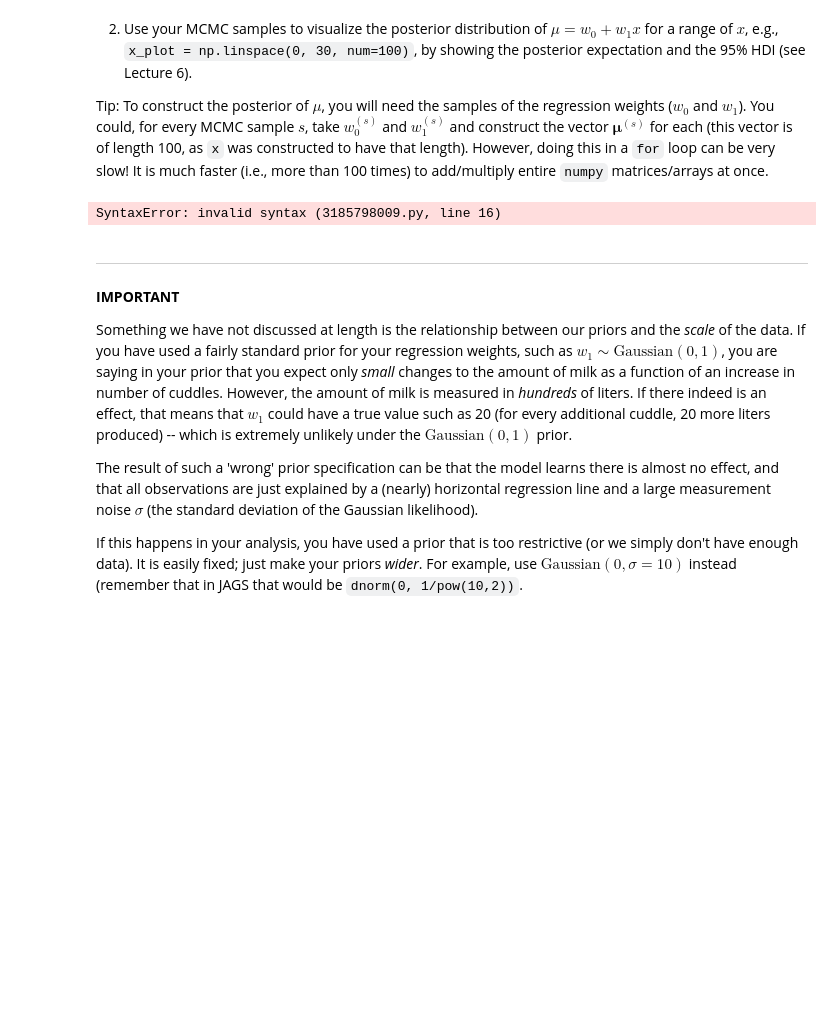
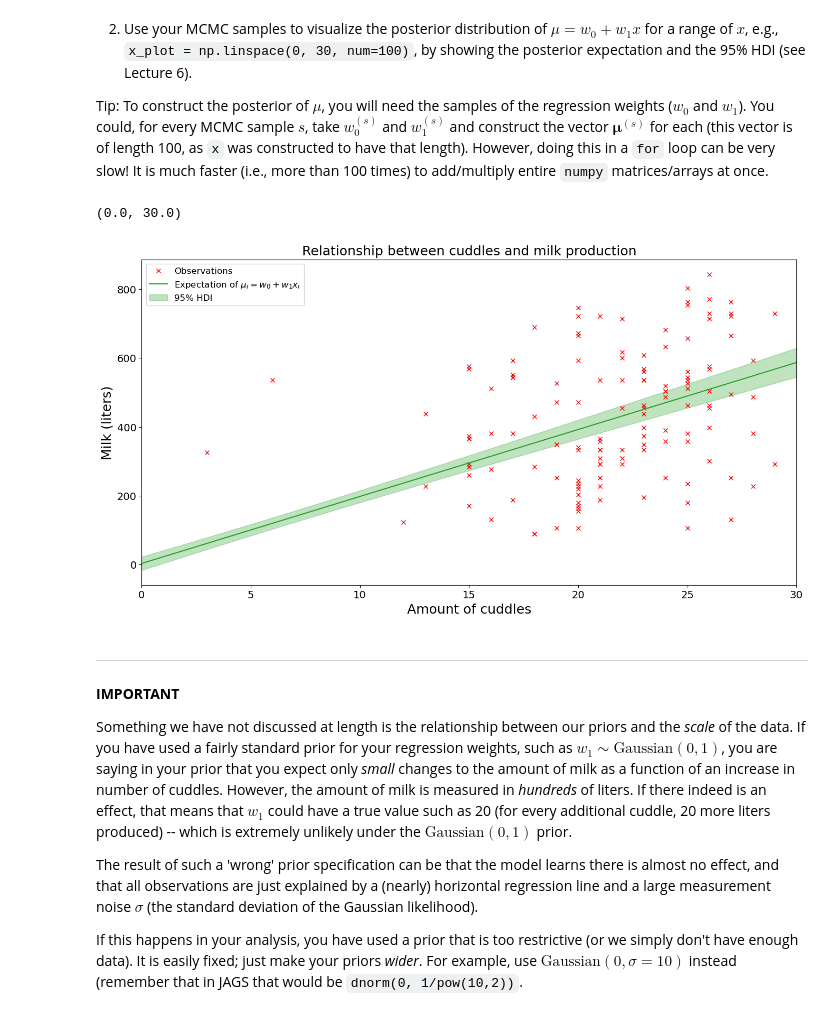
Before and after one commit to DerOeko/SOW-BKI203BS, a Jupyter notebook: LargeAssignment1/Ferdinand_Paar_s1128559_Samuel_Nellessen_s1102282_Assignment_LargeAssignment1.ipynb, the cells around one changed output. Cells and saved outputs as stored; diff of their text form; code cells hidden in the pictures; blank space fills up the shorter version.

```diff
--- a/LargeAssignment1/Ferdinand_Paar_s1128559_Samuel_Nellessen_s1102282_Assignment_LargeAssignment1.ipynb
+++ b/LargeAssignment1/Ferdinand_Paar_s1128559_Samuel_Nellessen_s1102282_Assignment_LargeAssignment1.ipynb
@@ -546,11 +546,11 @@ df = pd.read_csv('cow_cuddles_fred.csv', delimiter=';', decimal=',', header=None
 x = df[0].to_numpy()
 y = df[1].to_numpy()
 n = len(y)
-
+k = 2
 
 plt.figure(figsize=(16, 8))
 plt.plot(x, y, 'rx')
 plt.xlabel('Amount of cuddles')
 plt.ylabel('Milk (liters)')
-plt.title('Relationship between cuddles and milk production');
+plt.title('Relationship between cuddles and milk production')
 # %% [output]
@@ -581,37 +597,39 @@ syntax error on line 4 near "}"
 
 Tip: To construct the posterior of $\mu$, you will need the samples of the regression weights ($w_0$ and $w_1$). You could, for every MCMC sample $s$, take $w_0^{(s)}$ and $w_1^{(s)}$ and construct the vector $\mathbf{\mu}^{(s)}$ for each (this vector is of length 100, as `x` was constructed to have that length). However, doing this in a `for` loop can be very slow! It is much faster (i.e., more than 100 times) to add/multiply entire `numpy` matrices/arrays at once.
 # %%
+import einops
+from einops import rearrange, reduce, repeat
 plt.figure(figsize=(16, 8))
 ax = plt.gca()
 ax.plot(x, y, 'rx', label='Observations')
+nu, sigma, w, mu = samples['nu'], samples['sigma'], samples['w'], samples['mu']
+m = 100
 
-m = 100
 x_plot = np.linspace(0, 30, num=m)
-w0_samples = ...
-w1_samples = ...
+w0_samples = w[0, :, :].flatten()
+w1_samples = w[1, :, :].flatten()
 
 x_repeat = np.repeat(x_plot[:, np.newaxis], num_samples*num_chains, axis=1).T
-w0_repeat = ... # its shape should be (num_samples*num_chains, m)
-w1_repeat = ... # its shape should be (num_samples*num_chains, m)
 
-mu_samples = w0_repeat + w1_repeat*x_repeat
+mu_samples = w0_samples[:, None] + w1_samples[:, None] * x_plot[None, :]
 
-mu_exp = # get the posterior expectation of mu
-mu_lower = # get the lower limit of the 95% HDI
-mu_upper = # get the upper limit of the 95% HDI
+mu_exp = mu_samples.mean(axis=0) # get the posterior expectation of mu
+mu_lower2 = np.percentile(mu_samples, 2.5, axis=0)
+mu_upper2 = np.percentile(mu_samples, 97.5, axis=0)
 
 ax.plot(x_plot, mu_exp, color='tab:green',
         label=r'Expectation of $\mu_i = w_0 + w_1x_i$')
 ax.fill_between(x_plot,
-                mu_lower,
-                mu_upper, color='tab:green', alpha=0.3, label='95% HDI')
+                mu_lower2,
+                mu_upper2, color='tab:green', alpha=0.3, label='95% HDI')
 ax.legend()
 plt.xlabel('Amount of cuddles')
 plt.ylabel('Milk (liters)')
 plt.title('Relationship between cuddles and milk production')
-ax.set_xlim([x_plot[0], x_plot[-1]]);
+ax.set_xlim([x_plot[0], x_plot[-1]])
 # %% [output]
-SyntaxError: invalid syntax (3185798009.py, line 16)
+(0.0, 30.0)
+[figure, added]
 # %% [markdown]
 ---
 __IMPORTANT__
```
Also changed, not shown: parts of 3 cells of this notebook.
